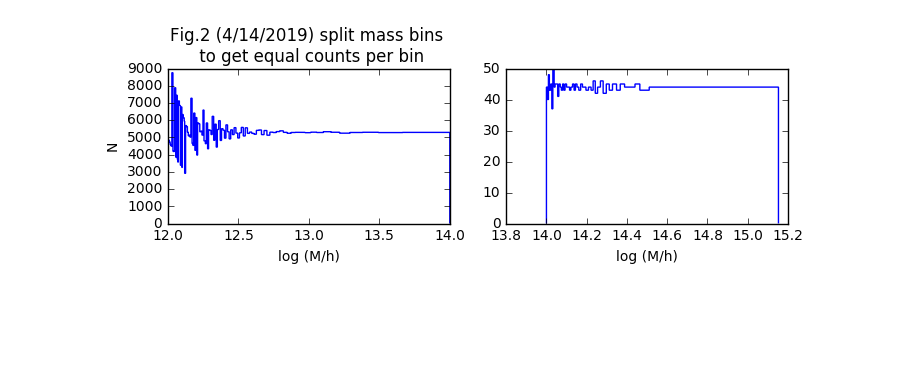
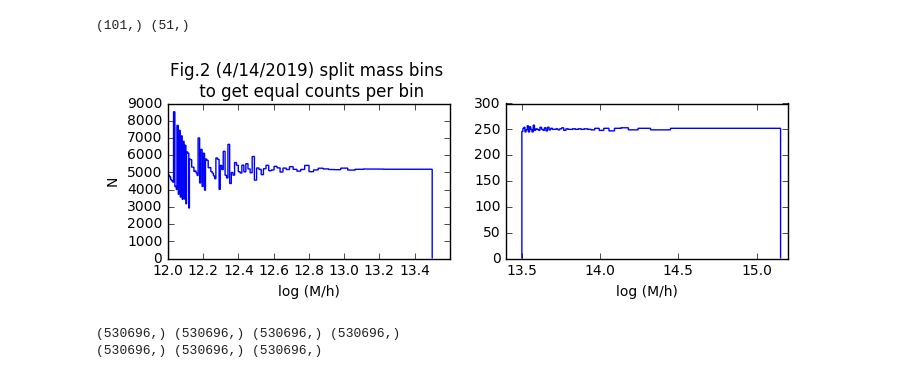
Before and after one commit to liuxx479/NUassemblybias, a Jupyter notebook: AB.ipynb, the cells around one changed output. Saved outputs shown, nothing was run; the diff lists cells and outputs as text; code cells hidden in the pictures; blank space fills up the shorter version.

Commit message:
split mass bins, plot results

```diff
--- a/AB.ipynb
+++ b/AB.ipynb
@@ -4,4 +5,6 @@ import numpy as np
 %matplotlib inline
 # %%
-ID, Mvir, Vmax, Rvir, Rs, x, y, z, Spin, PID = load('cat/mnv_0.6_66_parents.npy').T
-Cvir = Rvir/Rs
+ID, Mvir0, Vmax, Rvir, Rs, x, y, z, Spin, PID0 = load('cat/mnv_0.6_66_parents.npy').T
+idx = where( (PID0==-1) & (Mvir0>=10**12))[0]
+ID, Mvir, Vmax, Rvir, Rs, x, y, z, Spin, PID = load('cat/mnv_0.6_66_parents.npy')[idx,:].T
+Cvir=Rvir/Rs
@@ -37,11 +32,20 @@ print len(PID),sum(PID==-1), sum(PID!=-1)
+# %%
+logM = log10(Mvir)
+Mcut=13.5
+logMbins0 = percentile(logM[ (logM>=12.0) & (logM<Mcut)], linspace(0,100,101))
+logMbins1 = percentile(logM[(logM>=Mcut) & (logM<15.5)], linspace(0,100,51))
+logMbins = concatenate( [logMbins0, logMbins1])
+print unique(logMbins0).shape, unique(logMbins1).shape
+# %% [output]
+(101,) (51,)
 # %%
 f, (ax1,ax2) = subplots(1,2, figsize=(8,2))
-ax1.hist(logM, bins=logMbins12, histtype='step')
-ax2.hist(logM, bins=logMbins14, histtype='step')
+ax1.hist(logM, bins=logMbins0, histtype='step')
+ax2.hist(logM, bins=logMbins1, histtype='step')
 ax1.set_xlabel('log (M/h)')
 ax2.set_xlabel('log (M/h)')
 ax1.set_ylabel('N')
 ax1.set_title('Fig.2 (4/14/2019) split mass bins \n to get equal counts per bin')
 show()
 # %% [output]
-[figure, old version]
+[figure, new version]
@@ -49,0 +63,6 @@ show()
+# %%
+print logM.shape, Cvir.shape, Vmax.shape, Spin.shape
+print Cvir_mark.shape, Vmax_mark.shape, Spin_mark.shape
+# %% [output]
+(530696,) (530696,) (530696,) (530696,)
+(530696,) (530696,) (530696,)
```
Also changed, not shown: parts of 8 cells of this notebook.
